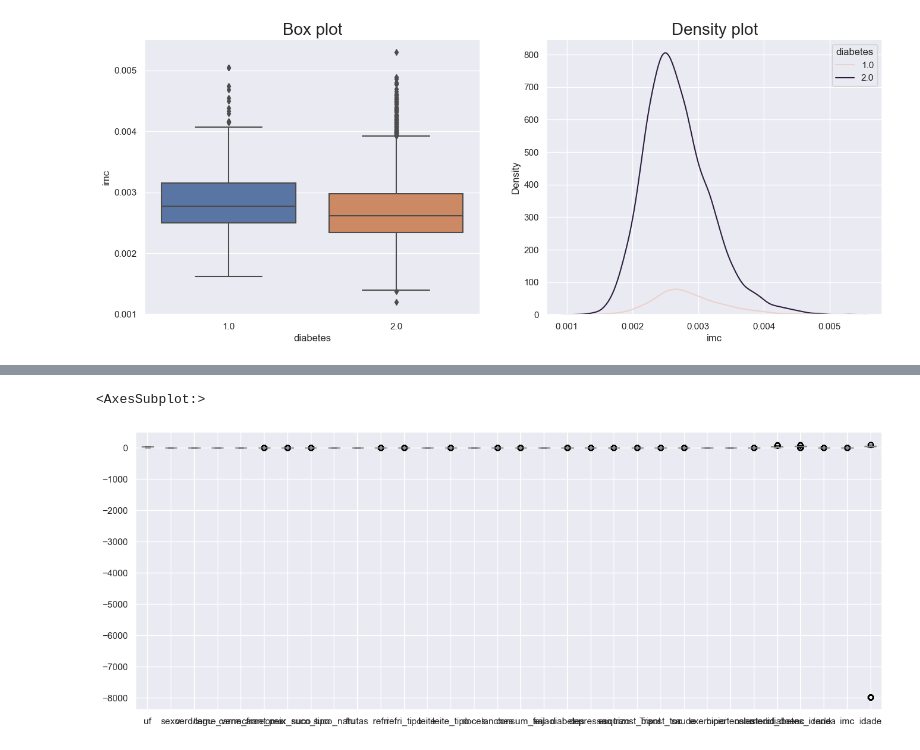
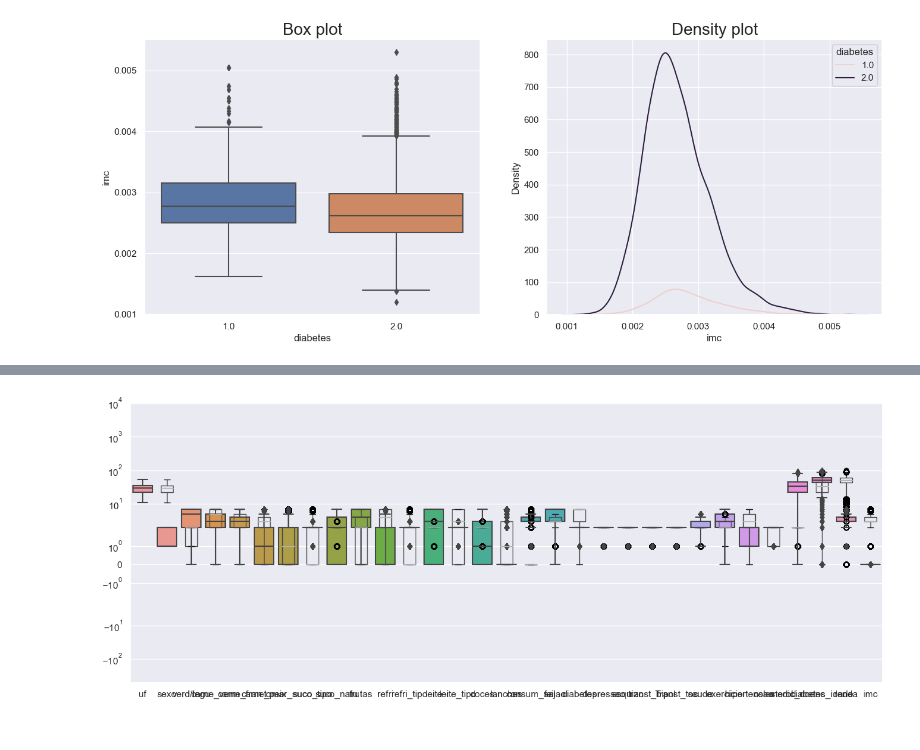
Before and after one commit to ArataKamikaze/DataScience_Class, a Jupyter notebook: data_cleaningv2.ipynb, the cells around one changed output, grey strips where cells are left out. Cells and saved outputs as stored; diff of their text form; code cells hidden in the pictures.

```diff
--- a/data_cleaningv2.ipynb
+++ b/data_cleaningv2.ipynb
@@ -196,6 +219,7 @@ df[['diabetes','doces']].dropna().corr()
 # %%
 print('Valores ausentes (NaN) em:')
 for col in [df.columns[i] for i in range(0, len(df.columns))]:
-    print(col,':', any(df[col].isna()), "->", df[col].isnull().sum())
+    if(any(df[col].isna())):
+        print(col,':', any(df[col].isna()), "->", df[col].isnull().sum())
 # %% [output]
 Valores ausentes (NaN) em:
@@ -383,3 +415,7 @@ dp_ax.set_title('Density plot', fontsize = 20)
 # %% [output]
 Text(0.5, 1.0, 'Density plot')
 [figure]
+# %%
+print('Valores ausentes (NaN) em:')
+for col in [df.columns[i] for i in range(0, len(df.columns))]:
+    print(col,':', any(df[col].isna()), "->", df[col].max())
@@ -386,7 +440,9 @@ Text(0.5, 1.0, 'Density plot')
 # %%
 # Boxplot de todos os atributos contínuos antes da padronização
 
 df.boxplot()
+cols = [col for col in df.columns if col != 'idade']
+sns.boxplot(data=df[cols])
+plt.yscale('symlog')
 # %% [output]
-<AxesSubplot:>
-[figure, old version]
+[figure, new version]
```
Also changed, not shown: parts of 20 cells of this notebook, 2 other files.
